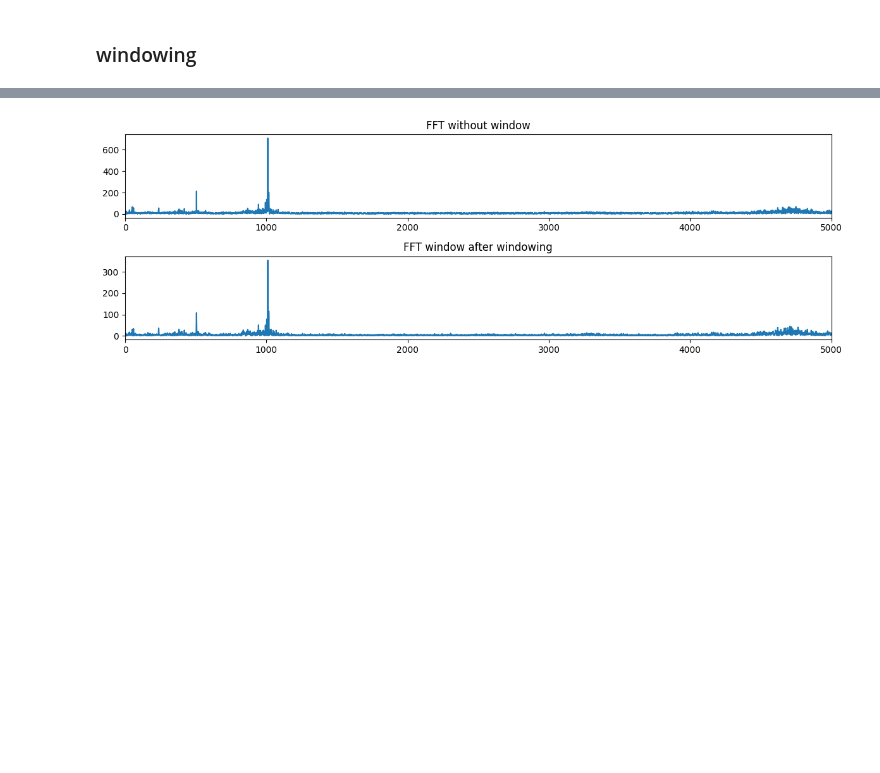
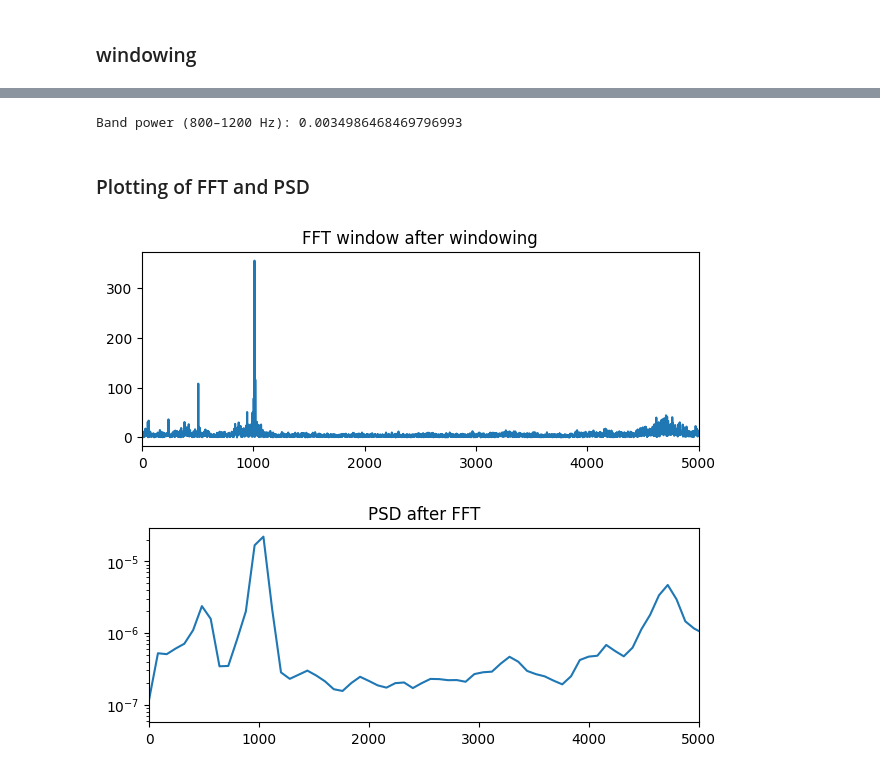
Before and after one commit to sahil07-rg/Vibrational-analysis, a Jupyter notebook: Vibrational_analysis.ipynb, the cells around one changed output, grey strips where cells are left out. Saved outputs shown, nothing was run; the diff lists cells and outputs as text; code cells hidden in the pictures; blank space fills up the shorter version.

```diff
--- a/Vibrational_analysis.ipynb
+++ b/Vibrational_analysis.ipynb
@@ -104,0 +120,22 @@ plt.show()
+# %%
+from scipy.signal import welch
+
+Fs = 20480
+signal = cleaned_data[:, 2]   # channel 2
+
+freqs, psd = welch(
+    signal,
+    fs=Fs,
+    window='hann',
+    nperseg=2048,
+    noverlap=1024,
+    scaling='density'
+)
+plt.figure(figsize=(12,4))
+plt.semilogy(freqs,psd)
+plt.title("Power spectral density (welch's method)")
+plt.xlabel("Frequency(Hz)")
+plt.ylabel("PSD(power/Hz)")
+plt.xlim(0,5000)
+plt.grid()
+plt.show()
@@ -105,15 +144,29 @@ plt.show()
+# %%
+import numpy as np # Calculating the band power and the energy in the particular band width. here we have taken 800-1200hz frequency.
+
+def band_power(freqs, psd, f_low, f_high):
+    idx = (freqs >= f_low) & (freqs <= f_high)
+    return np.trapezoid(psd[idx], freqs[idx])
+bp_1k = band_power(freqs, psd, 800, 1200)
+print("Band power (800–1200 Hz):", bp_1k)
+# %% [output]
+Band power (800–1200 Hz): 0.0034986468469796993
+# %% [markdown]
+### Plotting of FFT and PSD
 # %%
-plt.figure(figsize=(12,4))
 plt.subplot(2,1,1)
-plt.plot(xf, magnitude)
-plt.title("FFT without window")
-plt.xlim(0,5000)
-
-plt.subplot(2,1,2)
 plt.plot(xf,mag)
 plt.title("FFT window after windowing")
 plt.xlim(0,5000)
 plt.tight_layout()
 plt.show()
+
+plt.subplot(2,1,2)
+plt.semilogy(freqs, psd)
+plt.title("PSD after FFT")
+plt.xlim(0,5000)
+plt.tight_layout()
+plt.show()
 # %% [output]
-[figure, old version]
+[figure, new version]
+[figure, added]
```
Also changed, not shown: parts of 12 cells of this notebook.
